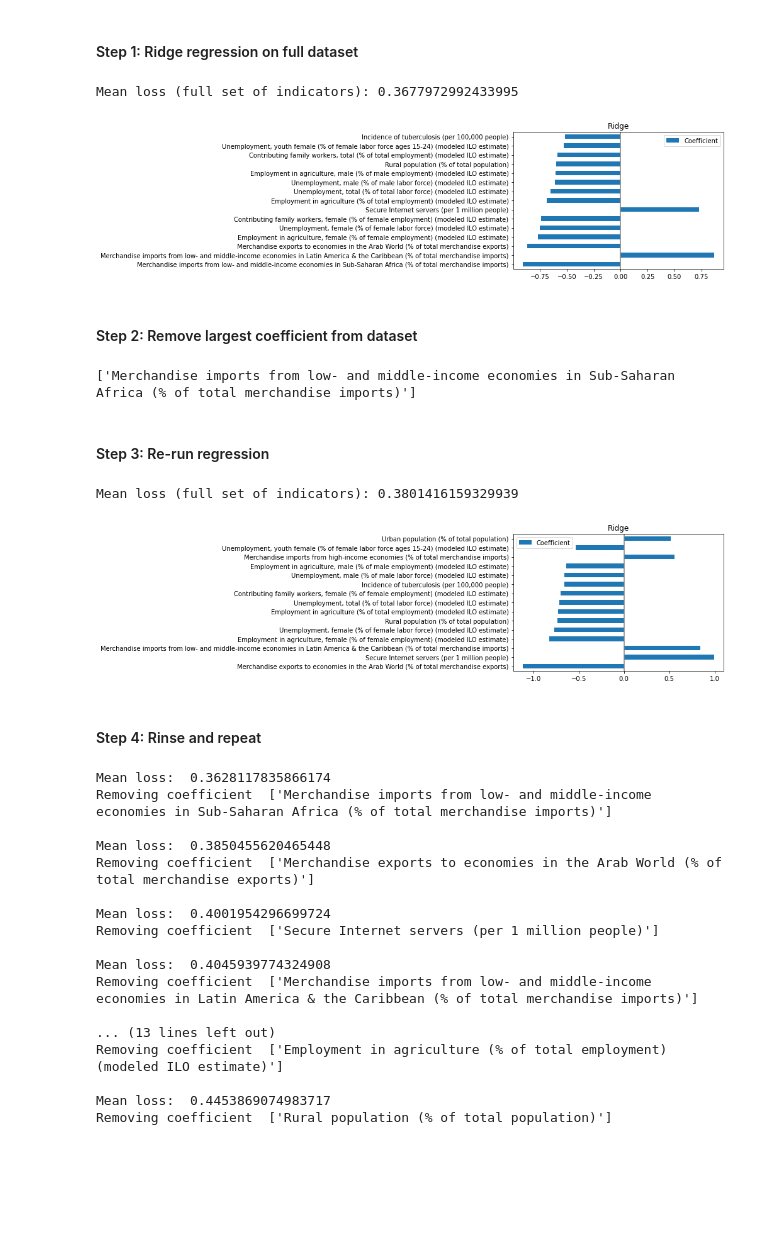
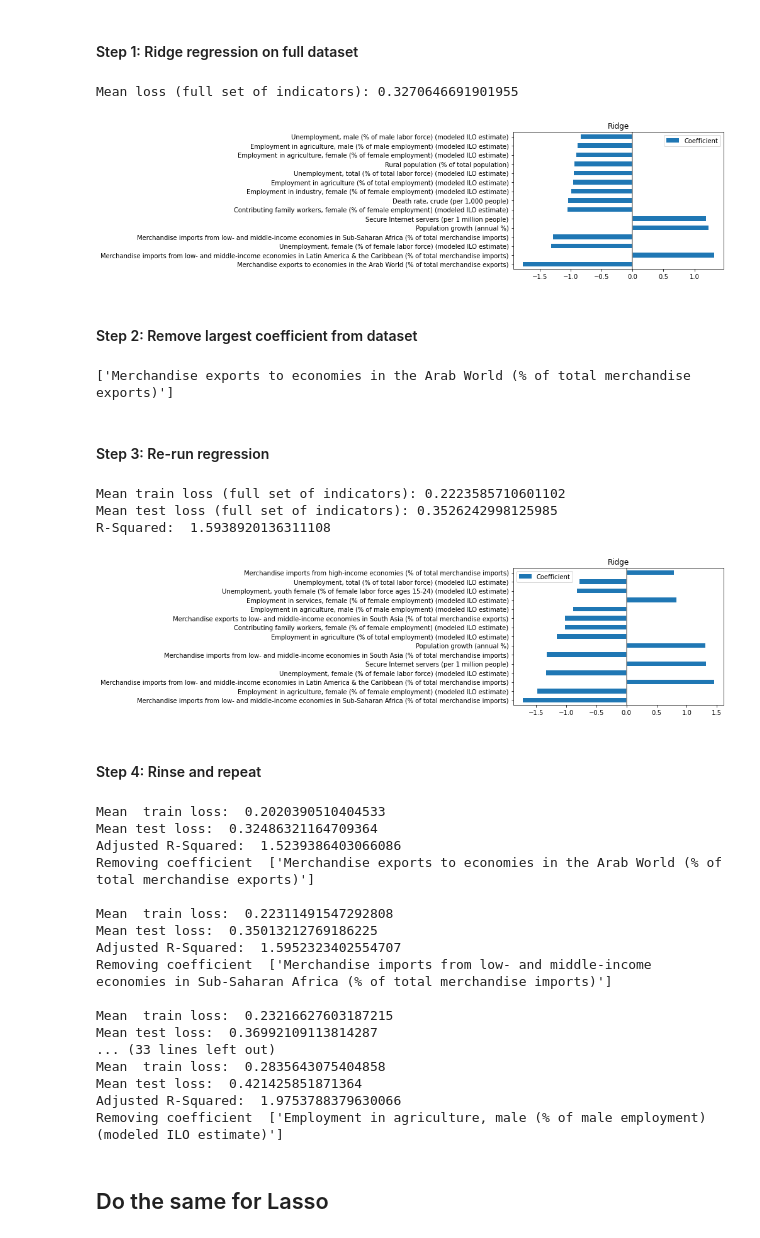
Before and after one commit to c-eberle/Data-Literacy-project, a Jupyter notebook: 06_regression_analysis_part5.ipynb, the cells around one changed output. Saved outputs shown, nothing was run; the diff lists cells and outputs as text; code cells hidden in the pictures; blank space fills up the shorter version.

```diff
--- a/06_regression_analysis_part5.ipynb
+++ b/06_regression_analysis_part5.ipynb
@@ -31,15 +32,15 @@ Third, we re-run the regression on the reduced dataset. If removing the coeffici
 # %% [markdown]
 #### Step 1: Ridge regression on full dataset
 # %%
-ridge = sklearn.linear_model.Ridge()
+ridge = sklearn.linear_model.Ridge(alpha=0.25)
 # %%
 test_size = 30
 loss_list, mean_loss, coef_list, avg_coefs = ana_utils.n_fold_ceval(reg_model=ridge, n=1000, data=wb_data, gt=whr_data, test_size=test_size, scaling="normalize")
 print("Mean loss (full set of indicators):", mean_loss)
 vis_utils.visualize_coefs(reg_model=ridge, indicators=wb_data.columns.values, n=15)
 # %% [output]
-Mean loss (full set of indicators): 0.3677972992433995
+Mean loss (full set of indicators): 0.3270646691901955
-[figure, old version]
+[figure, new version]
 # %% [markdown]
 #### Step 2: Remove largest coefficient from dataset
 # %%
@@ -47,42 +48,52 @@ largest_coef = ana_utils.get_largest_coefs(ridge, wb_data.columns.values, 1).ind
 print(largest_coef)
 wb_data_red = wb_data.drop(largest_coef, axis=1)
 # %% [output]
-['Merchandise imports from low- and middle-income economies in Sub-Saharan Africa (% of total merchandise imports)']
+['Merchandise exports to economies in the Arab World (% of total merchandise exports)']
 # %% [markdown]
 #### Step 3: Re-run regression
 # %%
-loss_list, mean_loss, coef_list, avg_coefs = ana_utils.n_fold_ceval(reg_model=ridge, n=1000, data=wb_data_red, gt=whr_data, test_size=test_size, scaling="normalize")
-print("Mean loss (full set of indicators):", mean_loss)
+loss_list, mean_test_loss, mean_train_loss, coef_list, avg_coefs, r_sq = ana_utils.n_fold_ceval(reg_model=ridge, n=1000, data=wb_data_red, gt=whr_data,
+                                                                                          test_size=test_size, scaling="normalize", calc_adj_r_squared=True)
+print("Mean train loss (full set of indicators):", mean_train_loss)
+print("Mean test loss (full set of indicators):", mean_test_loss)
+print("R-Squared: ", r_sq)
 vis_utils.visualize_coefs(reg_model=ridge, indicators=wb_data_red.columns.values, n=15)
 # %% [output]
-Mean loss (full set of indicators): 0.3801416159329939
+Mean train loss (full set of indicators): 0.2223585710601102
+Mean test loss (full set of indicators): 0.3526242998125985
+R-Squared:  1.5938920136311108
-[figure, old version]
+[figure, new version]
 # %% [markdown]
 #### Step 4: Rinse and repeat
 # %%
 wb_data_red = wb_data.copy(deep=True)
 
 for i in range(0, 10):
-    loss_list, mean_loss, coef_list, avg_coefs = ana_utils.n_fold_ceval(reg_model=ridge, n=1000, data=wb_data_red, gt=whr_data, test_size=test_size, scaling="normalize")
+    _, ridge_mean_teloss, ridge_mean_trloss, _, _, ridge_adj_r_sq = ana_utils.n_fold_ceval(reg_model=ridge, n=1000, data=wb_data_red, gt=whr_data,
+                                                                        test_size=test_size, scaling="normalize", calc_adj_r_squared=True)
     largest_coef = ana_utils.get_largest_coefs(ridge, wb_data_red.columns.values, 1).index.values
-    print("Mean loss: ", mean_loss)
+    print("Mean  train loss: ", ridge_mean_trloss)
+    print("Mean test loss: ", ridge_mean_teloss)
+    print("Adjusted R-Squared: ", ridge_adj_r_sq)
     print("Removing coefficient ", largest_coef, "\n")
     wb_data_red = wb_data_red.drop(largest_coef, axis=1)
 # %% [output]
-Mean loss:  0.3628117835866174
+Mean  train loss:  0.2020390510404533
+Mean test loss:  0.32486321164709364
+Adjusted R-Squared:  1.5239386403066086
+Removing coefficient  ['Merchandise exports to economies in the Arab World (% of total merchandise exports)']
+
+Mean  train loss:  0.22311491547292808
+Mean test loss:  0.35013212769186225
+Adjusted R-Squared:  1.5952323402554707
 Removing coefficient  ['Merchandise imports from low- and middle-income economies in Sub-Saharan Africa (% of total merchandise imports)']
 
-Mean loss:  0.3850455620465448
-Removing coefficient  ['Merchandise exports to economies in the Arab World (% of total merchandise exports)']
-
-Mean loss:  0.4001954296699724
-Removing coefficient  ['Secure Internet servers (per 1 million people)']
-
-Mean loss:  0.4045939774324908
-Removing coefficient  ['Merchandise imports from low- and middle-income economies in Latin America & the Caribbean (% of total merchandise imports)']
-
-... (13 lines left out)
-Removing coefficient  ['Employment in agriculture (% of total employment) (modeled ILO estimate)']
-
-Mean loss:  0.4453869074983717
-Removing coefficient  ['Rural population (% of total population)']
+Mean  train loss:  0.23216627603187215
+Mean test loss:  0.36992109113814287
+... (33 lines left out)
+Mean  train loss:  0.2835643075404858
+Mean test loss:  0.421425851871364
+Adjusted R-Squared:  1.9753788379630066
+Removing coefficient  ['Employment in agriculture, male (% of male employment) (modeled ILO estimate)']
+# %% [markdown]
+## Do the same for Lasso
```
Also changed, not shown: parts of 4 cells of this notebook.
